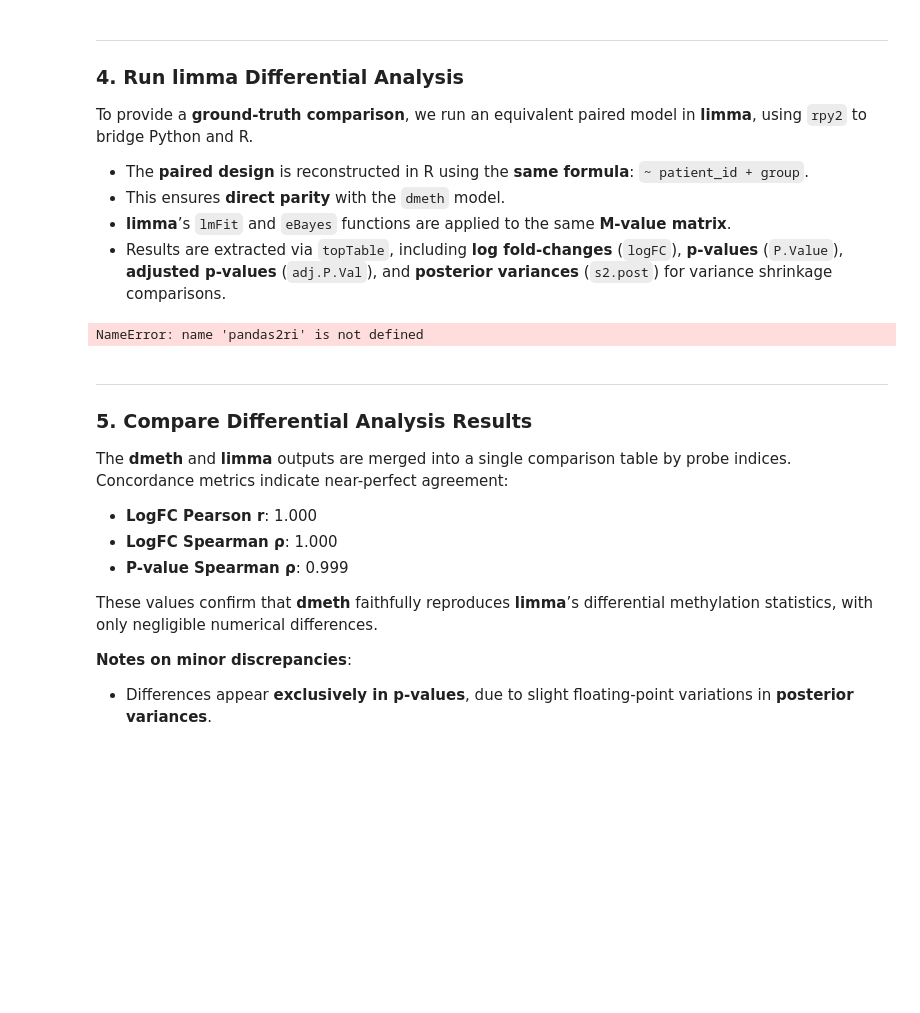
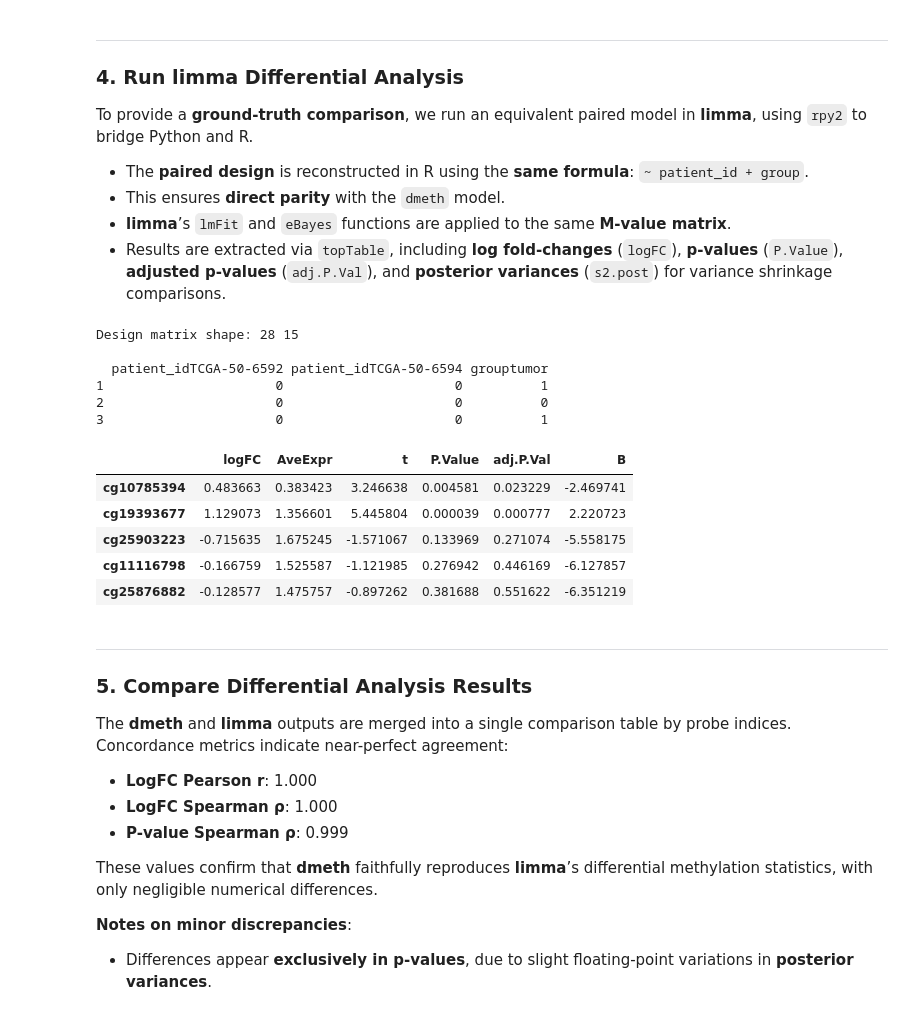
Before and after one commit to dare-afolabi/dmeth, a Jupyter notebook: demo/dmeth_limma_benchmark_2025-12-01.ipynb, the cells around one changed output. Drawn from its saved outputs; the diff is of its cells as text; code cells hidden in the pictures; blank space fills up the shorter version.

```diff
--- a/demo/dmeth_limma_benchmark_2025-12-01.ipynb
+++ b/demo/dmeth_limma_benchmark_2025-12-01.ipynb
@@ -209,36 +271,47 @@ numpy2ri.activate()
 limma = importr("limma")
 base = importr("base")
 stats = importr("stats")
 
 # Convert data to R objects
 # Assign M matrix
 ro.globalenv['m_matrix'] = pandas2ri.py2rpy(data.M)
 
 # Prepare patient and condition factors in R
 ro.globalenv['patient_id'] = pandas2ri.py2rpy(data.pheno['patient_id'].astype(str))
 ro.globalenv['group'] = pandas2ri.py2rpy(data.pheno['group'].astype(str))
 
 # Build design matrix in R: ~ patient_id + group
 ro.r('design <- model.matrix(~ patient_id + group)')
 
 # Quick checks
 ro.r('cat("Design matrix shape:", dim(design), "\n\n")')
-ro.r('print(design[1:3, 13:ncol(design)])')  # small preview
+ro.r('print(design[1:3, 13:dim(design)[2]])')  # small preview
 
 # Fit limma model
 # limma automatically names factor contrasts as: condition<level>
 # Inspect colnames(design) to verify the exact coefficient name.
-ro.r('fit <- lmFit(m_matrix, design); fit <- eBayes(fit); results <- topTable(fit, coef="conditiontumor", number=Inf, sort.by="none")')
+ro.r('fit <- lmFit(m_matrix, design); fit <- eBayes(fit); results <- topTable(fit, coef="grouptumor", number=Inf, sort.by="none")')
 
 # Retrieve results
 limma_df = pandas2ri.rpy2py(ro.r('results'))
 limma_s2_post = np.array(ro.r('as.numeric(fit$s2.post)'))
 limma_df.index = data.M.index
 
 # Inspect top results
 limma_df.head()
 # %% [output]
-NameError: name 'pandas2ri' is not defined
+Design matrix shape: 28 15
+
+  patient_idTCGA-50-6592 patient_idTCGA-50-6594 grouptumor
+1                      0                      0          1
+2                      0                      0          0
+3                      0                      0          1
+|  | logFC | AveExpr | t | P.Value | adj.P.Val | B |
+| cg10785394 | 0.483663 | 0.383423 | 3.246638 | 0.004581 | 0.023229 | -2.469741 |
+| cg19393677 | 1.129073 | 1.356601 | 5.445804 | 0.000039 | 0.000777 | 2.220723 |
+| cg25903223 | -0.715635 | 1.675245 | -1.571067 | 0.133969 | 0.271074 | -5.558175 |
+| cg11116798 | -0.166759 | 1.525587 | -1.121985 | 0.276942 | 0.446169 | -6.127857 |
+| cg25876882 | -0.128577 | 1.475757 | -0.897262 | 0.381688 | 0.551622 | -6.351219 |
 # %% [markdown]
 ---
 
```
Also changed, not shown: parts of 10 cells of this notebook.
